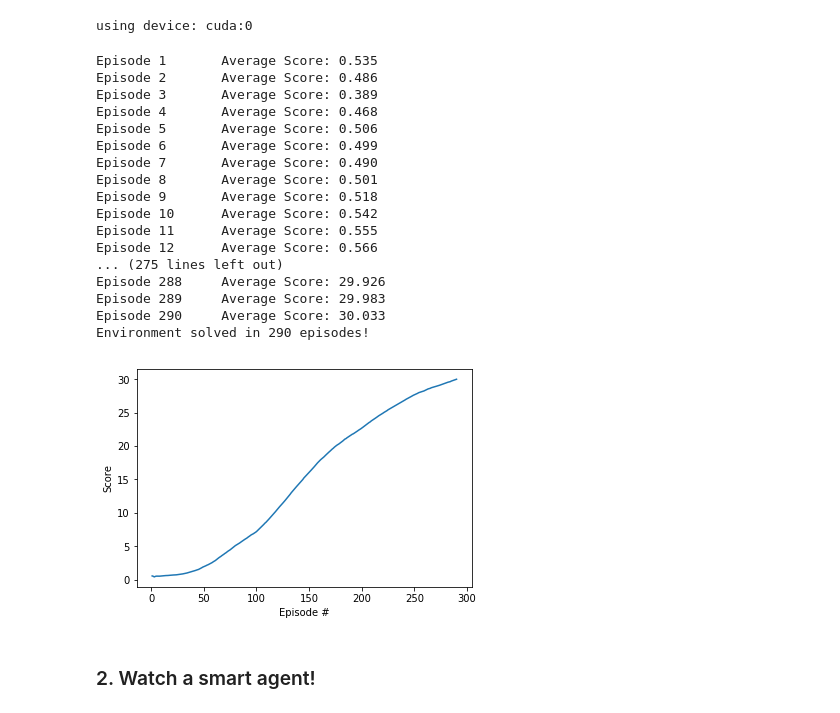
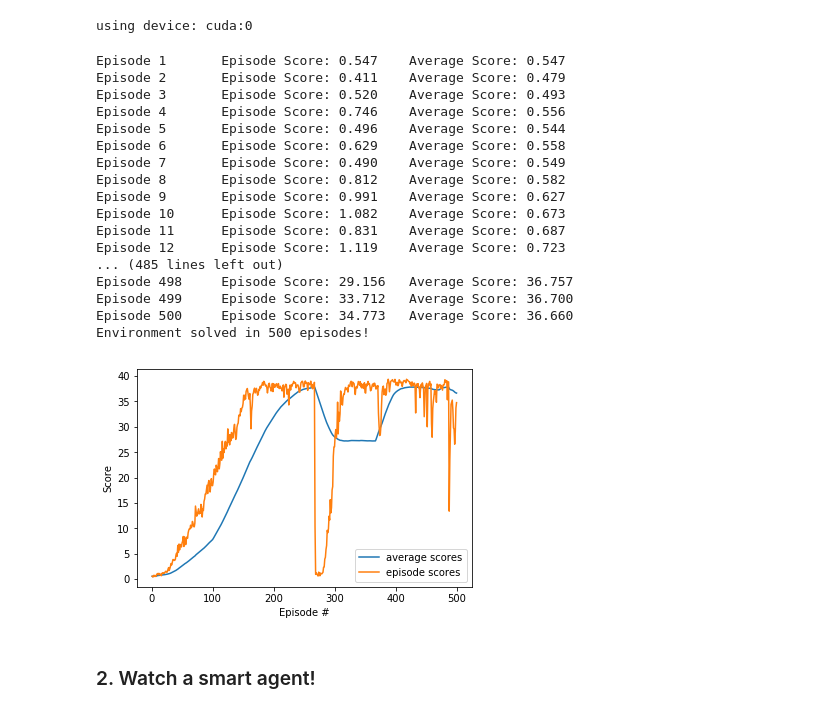
Before and after one commit to dgharsallah/ContinuousControl, a Jupyter notebook: Continuous_Control.ipynb, the cells around one changed output. Saved outputs shown, nothing was run; the diff lists cells and outputs as text; code cells hidden in the pictures.

```diff
--- a/Continuous_Control.ipynb
+++ b/Continuous_Control.ipynb
@@ -134,16 +134,18 @@ using device: cuda:0
 import torch
 from collections import deque
 
-def train(n_episodes=2000, max_t=1000, train=True):
+def train(n_episodes=500, max_t=1000, train=True):
     scores_deque = deque(maxlen=100)
     scores = []
-    avg_scores=[]
-
+    avg_scores = []
+    episode_scores = []
+    solved_in = 0
     for i_episode in range(1, n_episodes + 1):
         env_info = env.reset(train_mode=train)[brain_name]
         states = env_info.vector_observations
         agent.reset()
         score = np.zeros(num_agents)
+        solved_in += 1
 
         for i in range(max_t):
                 actions = agent.act(states)
@@ -156,50 +158,54 @@ def train(n_episodes=2000, max_t=1000, train=True):
                 states = next_states
                 if np.any(dones):
                     break
-        scores_deque.append(np.mean(score))
+        episode_score = np.mean(score)
+        scores_deque.append(episode_score)
         avg_score = np.mean(scores_deque)
         avg_scores.append(avg_score)
+        episode_scores.append(episode_score)
 
-        print('\nEpisode {}\tAverage Score: {:.3f}'.format(i_episode,avg_score), end="")
+        print('\nEpisode {}\tEpisode Score: {:.3f}\tAverage Score: {:.3f}'.format(i_episode, episode_score, avg_score), end="")
 
-        if avg_score > 30:
+        if avg_score > 30 and solved_in == 0:
             torch.save(agent.actor_local.state_dict(), 'checkpoint_actor.pth')
             torch.save(agent.critic_local.state_dict(), 'checkpoint_critic.pth')
-            print('\nEnvironment solved in {:d} episodes!'.format(i_episode))
-            break
-    return avg_scores
+            solved_in = i
+    print('\nEnvironment solved in {:d} episodes!'.format(solved_in))
+    return avg_scores, episode_scores
 # %%
-avg_scores = train()
+avg_scores, episode_scores = train()
 # %% [output]
-Episode 1       Average Score: 0.535
-Episode 2       Average Score: 0.486
-Episode 3       Average Score: 0.389
-Episode 4       Average Score: 0.468
-Episode 5       Average Score: 0.506
-Episode 6       Average Score: 0.499
-Episode 7       Average Score: 0.490
-Episode 8       Average Score: 0.501
-Episode 9       Average Score: 0.518
-Episode 10      Average Score: 0.542
-Episode 11      Average Score: 0.555
-Episode 12      Average Score: 0.566
-... (275 lines left out)
-Episode 288     Average Score: 29.926
-Episode 289     Average Score: 29.983
-Episode 290     Average Score: 30.033
-Environment solved in 290 episodes!
+Episode 1       Episode Score: 0.547    Average Score: 0.547
+Episode 2       Episode Score: 0.411    Average Score: 0.479
+Episode 3       Episode Score: 0.520    Average Score: 0.493
+Episode 4       Episode Score: 0.746    Average Score: 0.556
+Episode 5       Episode Score: 0.496    Average Score: 0.544
+Episode 6       Episode Score: 0.629    Average Score: 0.558
+Episode 7       Episode Score: 0.490    Average Score: 0.549
+Episode 8       Episode Score: 0.812    Average Score: 0.582
+Episode 9       Episode Score: 0.991    Average Score: 0.627
+Episode 10      Episode Score: 1.082    Average Score: 0.673
+Episode 11      Episode Score: 0.831    Average Score: 0.687
+Episode 12      Episode Score: 1.119    Average Score: 0.723
+... (485 lines left out)
+Episode 498     Episode Score: 29.156   Average Score: 36.757
+Episode 499     Episode Score: 33.712   Average Score: 36.700
+Episode 500     Episode Score: 34.773   Average Score: 36.660
+Environment solved in 500 episodes!
 # %%
 import matplotlib.pyplot as plt
 
 fig = plt.figure()
 ax = fig.add_subplot(111)
-plt.plot(np.arange(1, len(avg_scores) + 1), avg_scores)
+plt.plot(np.arange(1, len(avg_scores) + 1), avg_scores, label="average scores")
+plt.plot(np.arange(1, len(episode_scores) + 1), episode_scores, label="episode scores")
 plt.ylabel('Score')
 plt.xlabel('Episode #')
+plt.legend()
 plt.show()
 fig.savefig("scores.png")
 # %% [output]
-[figure, old version]
+[figure, new version]
 # %% [markdown]
 ### 2. Watch a smart agent!
 # %%
```
Also changed, not shown: parts of 2 cells of this notebook, 2 other files.
